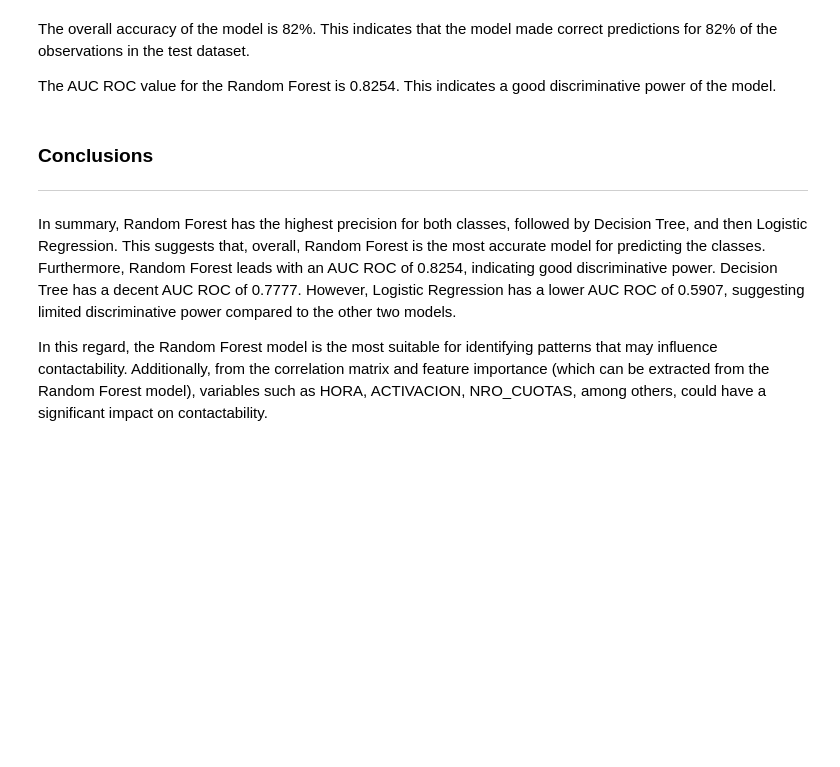
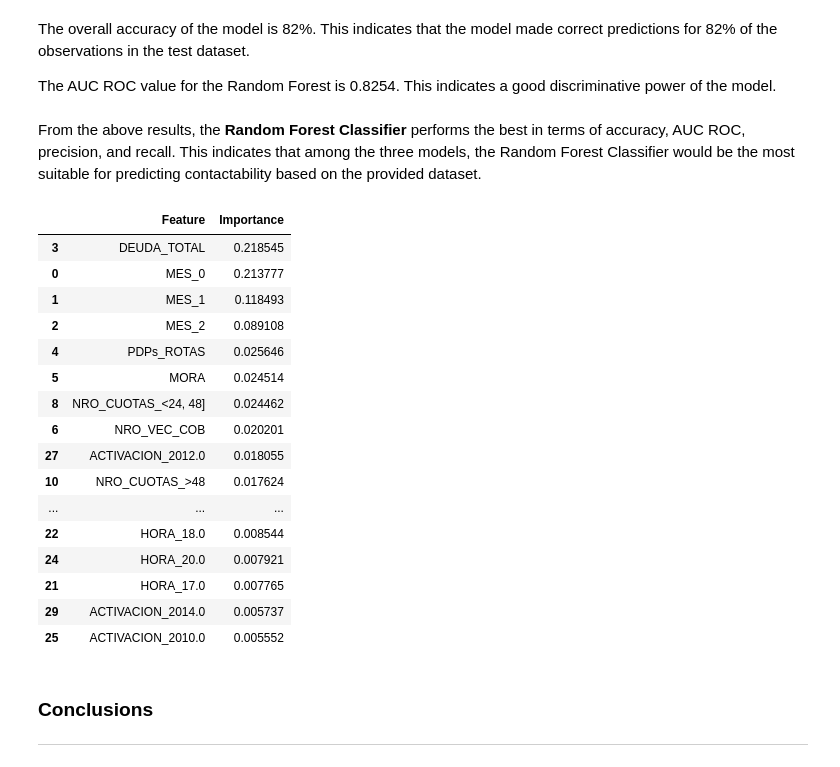
Before and after one commit to rodrigosilupu/DebtRecovery-ContactabilityAnalysis, a Jupyter notebook: DebtRecovery-ContactabilityAnalysis.ipynb, the cells around one changed output. Cells and saved outputs as stored; diff of their text form; code cells hidden in the pictures; blank space fills up the shorter version.

```diff
--- a/DebtRecovery-ContactabilityAnalysis.ipynb
+++ b/DebtRecovery-ContactabilityAnalysis.ipynb
@@ -444,11 +444,41 @@ AUC ROC :  0.8254021603078208
 The overall accuracy of the model is 82%. This indicates that the model made correct predictions for 82% of the observations in the test dataset.
 
 The AUC ROC value for the Random Forest is 0.8254. This indicates a good discriminative power of the model.
+# %% [markdown]
+From the above results, the **Random Forest Classifier** performs the best in terms of accuracy, AUC ROC, precision, and recall. This indicates that among the three models, the Random Forest Classifier would be the most suitable for predicting contactability based on the provided dataset.
+# %%
+# Extracting feature importances from the Random Forest model
+feature_importances = random_forest.feature_importances_
+
+# Creating a DataFrame to display features and their importance scores
+features_df = pd.DataFrame({
+    'Feature': X_train_upS.columns,
+    'Importance': feature_importances
+})
+
+# Sorting the DataFrame based on importance scores
+features_df = features_df.sort_values(by='Importance', ascending=False)
+
+features_df
+# %% [output]
+|  | Feature | Importance |
+| 3 | DEUDA_TOTAL | 0.218545 |
+| 0 | MES_0 | 0.213777 |
+| 1 | MES_1 | 0.118493 |
+| 2 | MES_2 | 0.089108 |
+| 4 | PDPs_ROTAS | 0.025646 |
+| 5 | MORA | 0.024514 |
+| 8 | NRO_CUOTAS_<24, 48] | 0.024462 |
+| 6 | NRO_VEC_COB | 0.020201 |
+| 27 | ACTIVACION_2012.0 | 0.018055 |
+| 10 | NRO_CUOTAS_>48 | 0.017624 |
+| ... | ... | ... |
+| 22 | HORA_18.0 | 0.008544 |
+| 24 | HORA_20.0 | 0.007921 |
+| 21 | HORA_17.0 | 0.007765 |
+| 29 | ACTIVACION_2014.0 | 0.005737 |
+| 25 | ACTIVACION_2010.0 | 0.005552 |
 # %% [markdown]
 ### **Conclusions**
 
 ---
-# %% [markdown]
-In summary, Random Forest has the highest precision for both classes, followed by Decision Tree, and then Logistic Regression. This suggests that, overall, Random Forest is the most accurate model for predicting the classes. Furthermore, Random Forest leads with an AUC ROC of 0.8254, indicating good discriminative power. Decision Tree has a decent AUC ROC of 0.7777. However, Logistic Regression has a lower AUC ROC of 0.5907, suggesting limited discriminative power compared to the other two models.
-
-In this regard, the Random Forest model is the most suitable for identifying patterns that may influence contactability. Additionally, from the correlation matrix and feature importance (which can be extracted from the Random Forest model), variables such as HORA, ACTIVACION, NRO_CUOTAS, among others, could have a significant impact on contactability.
```
Also changed, not shown: parts of 2 cells of this notebook.
